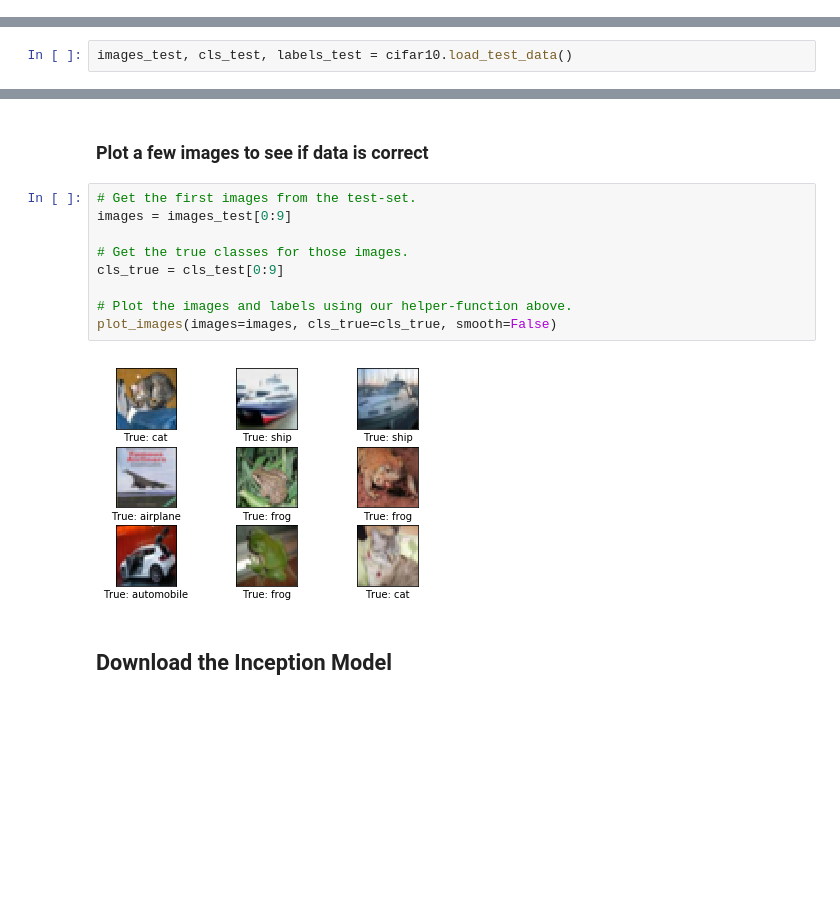
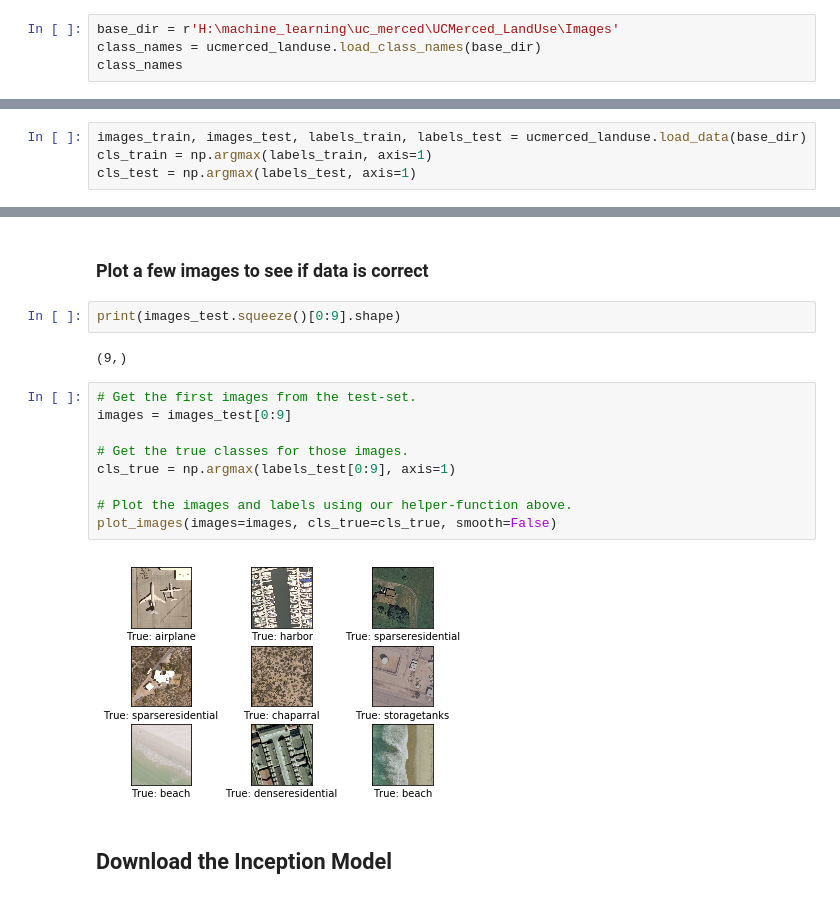
Before and after one commit to juggernaut5k/TensorFlow-Tutorials, a Jupyter notebook: 08_Transfer_Learning_mdb.ipynb, the cells around one changed output, grey strips where cells are left out. Drawn from its saved outputs; the diff is of its cells as text; blank space fills up the shorter version.

Commit message:
Added some new code for transfer learning on Roads with a Pretty Tensor CNN to be used on the output of the mixed2/join layer.

```diff
--- a/08_Transfer_Learning_mdb.ipynb
+++ b/08_Transfer_Learning_mdb.ipynb
@@ -96,0 +74,4 @@ Loading data: data/CIFAR-10/cifar-10-batches-py/batches.meta
+# %%
+base_dir = r'H:\machine_learning\uc_merced\UCMerced_LandUse\Images'
+class_names = ucmerced_landuse.load_class_names(base_dir)
+class_names
@@ -106,0 +98,4 @@ Loading data: data/CIFAR-10/cifar-10-batches-py/data_batch_5
+# %%
+images_train, images_test, labels_train, labels_test = ucmerced_landuse.load_data(base_dir)
+cls_train = np.argmax(labels_train, axis=1)
+cls_test = np.argmax(labels_test, axis=1)
@@ -107,4 +104,2 @@ Loading data: data/CIFAR-10/cifar-10-batches-py/data_batch_5
 # %% [markdown]
 Load the test-set.
-# %%
-images_test, cls_test, labels_test = cifar10.load_test_data()
@@ -176,17 +171,21 @@ def plot_images(images, cls_true, cls_pred=None, smooth=True):
     plt.show()
 # %% [markdown]
 ### Plot a few images to see if data is correct
+# %%
+print(images_test.squeeze()[0:9].shape)
+# %% [output]
+(9,)
 # %%
 # Get the first images from the test-set.
 images = images_test[0:9]
 
 # Get the true classes for those images.
-cls_true = cls_test[0:9]
+cls_true = np.argmax(labels_test[0:9], axis=1)
 
 # Plot the images and labels using our helper-function above.
 plot_images(images=images, cls_true=cls_true, smooth=False)
 # %% [output]
-[figure, old version]
+[figure, new version]
 # %% [markdown]
 ## Download the Inception Model
 # %% [markdown]
```
Also changed, not shown: parts of 64 cells of this notebook, 3 other files.
